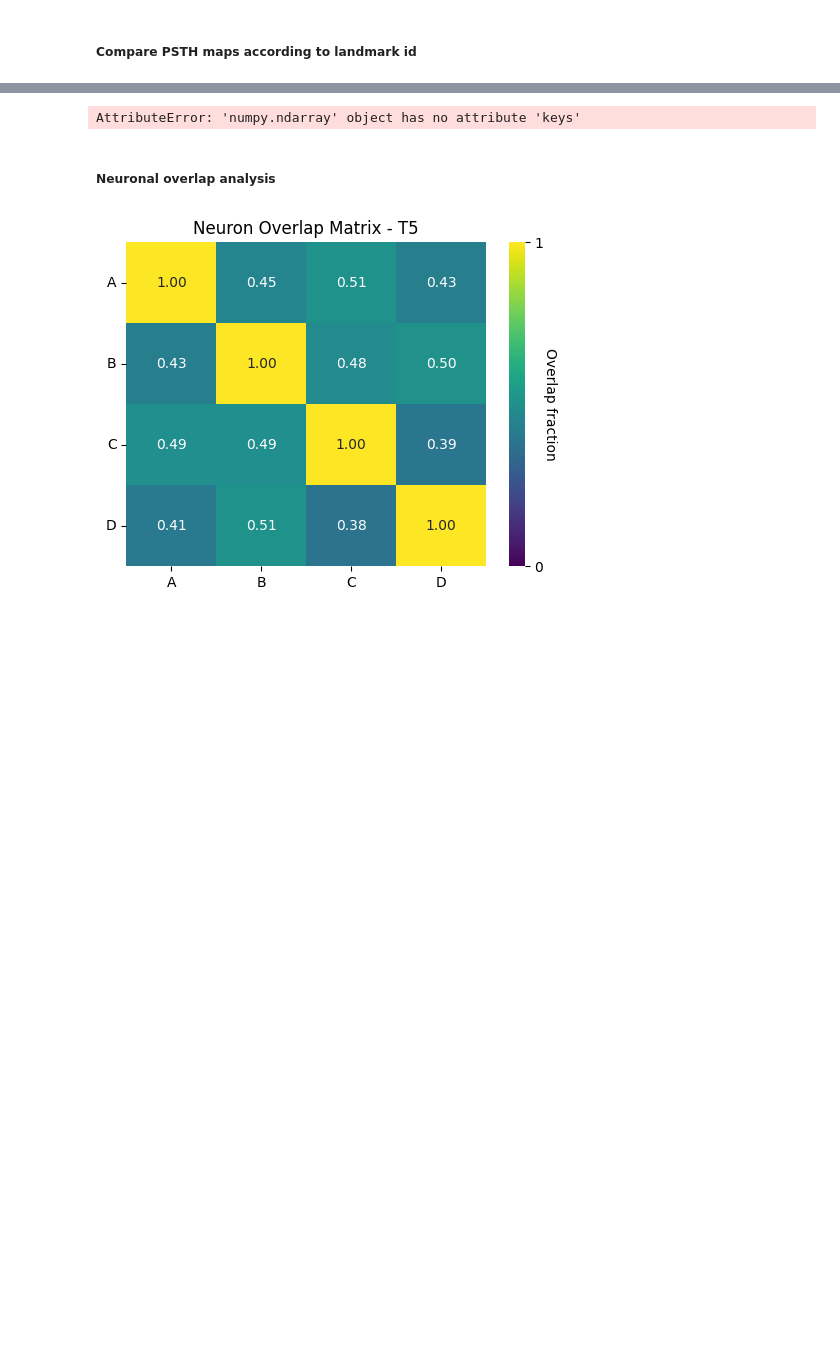
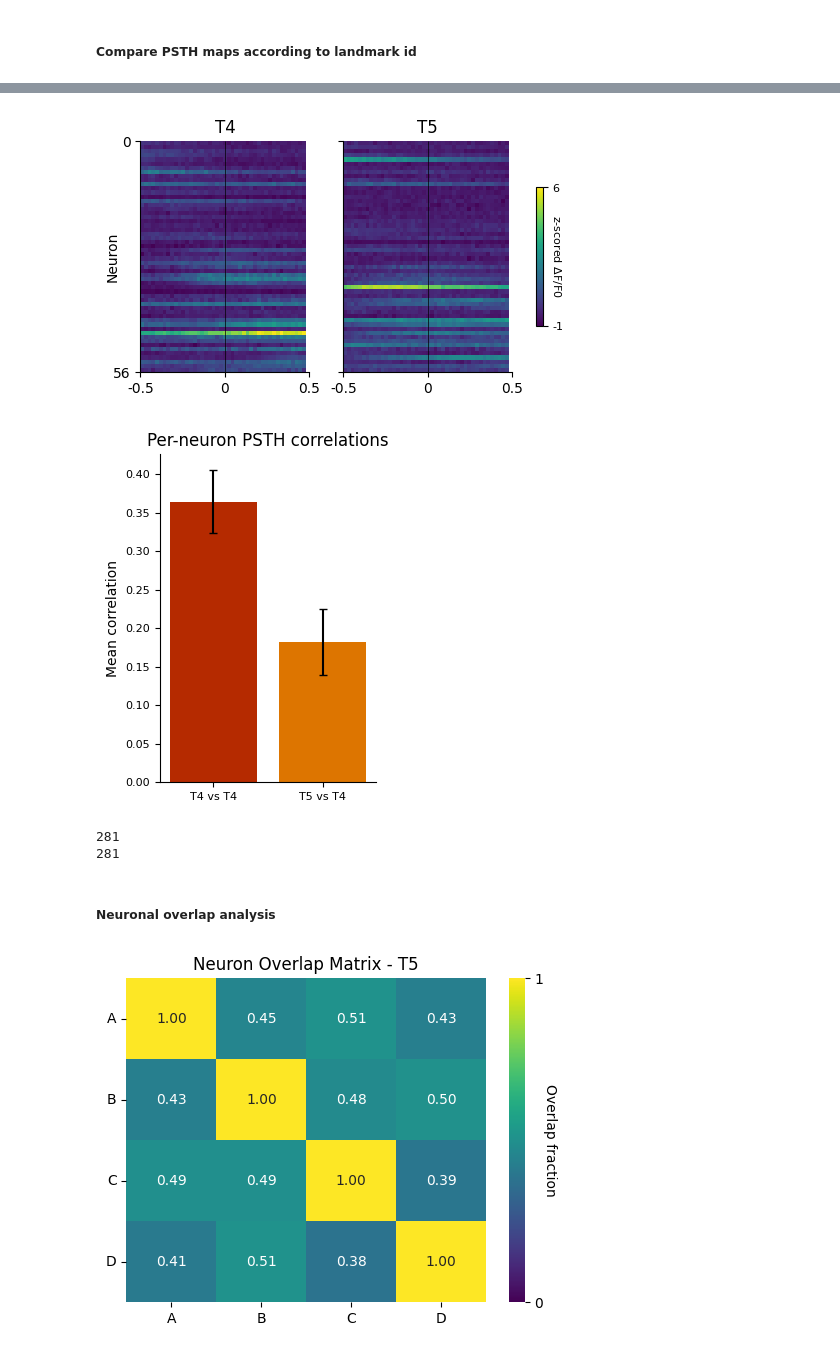
Before and after one commit to AthinaApostolelli/VR_ABCD, a Jupyter notebook: Explore_neural_data_sessions.ipynb, the cells around one changed output, grey strips where cells are left out. Cells and saved outputs as stored; diff of their text form; code cells hidden in the pictures; blank space fills up the shorter version.

```diff
--- a/Explore_neural_data_sessions.ipynb
+++ b/Explore_neural_data_sessions.ipynb
@@ -409,51 +409,65 @@ T5 test: 9
 # 1. Compare T4 reward PSTH vs T5 goal-average ABCD reward PSTH
 conditions = [f'T{prot}' for prot in protocol_nums]
 goal_label_map = {1: 'A', 2: 'B', 3: 'C', 4: 'D', '1': 'A', '2': 'B', '3': 'C', '4': 'D', 'A': 'A', 'B': 'B', 'C': 'C', 'D': 'D'}
-
+all_references = [(prot, goal) for prot in tracked_reward_id_tuned_idx.keys() for goal in tracked_reward_id_tuned_idx[prot].keys()]
 ref_prot = 0  # session idx to use as reference i.e. how have things changed compared to that session
 
 for ref_goal in tracked_reward_id_tuned_idx[ref_prot].keys():
     goal_id = goal_label_map.get(ref_goal, str(ref_goal))
 
     psths = {s: {goal: [] for goal in (ABCD_goals if protocol_nums[s] >= 5 else [1])} for s in range(num_sessions)}
     average_psths = {s: {goal: [] for goal in (ABCD_goals if protocol_nums[s] >= 5 else [1])} for s in range(num_sessions)}
     average_across_goals = {s: {1: []} for s in range(num_sessions)}
-    # average_across_goals = [[] for s in range(num_sessions)]
+    psths_across_goals = {s: {1: []} for s in range(num_sessions)}
+
     for s in range(num_sessions):
         # neurons = np.array(neurons_considered_sessions[s])[consistent_reward_id_tuned_neuron_idx[goal]]  # ids of tracked neurons that are consistently reward-tuned
         neurons = np.array(neurons_considered_sessions[s])[tracked_reward_id_tuned_idx[ref_prot][ref_goal]]    # ids of tracked neurons that are reward-tuned and goal-specific in the *1st session*
         neuron_idx = np.where(np.isin(neurons_considered[s], neurons))[0]   # indices of these neurons inside their original list of neurons considered
 
         for goal in ABCD_goals:
             if goal not in tracked_reward_id_tuned_idx[s]:
                 continue
             # Extract the reward PSTHs for these neurons
             if 'reward_id_psth' in results_rewards[s]:
                 psths[s][goal] = results_rewards[s]['reward_id_psth'][()][goal][neuron_idx]
                 average_psths[s][goal] = results_rewards[s]['average_reward_id_psth'][()][goal][neuron_idx]
 
-                # TODO: fix this
-                mean_goal_psths = [average_psths[s][goal] for goal in ABCD_goals if goal in average_psths[s] and len(average_psths[s][goal]) > 0]
-                if mean_goal_psths:
-                    average_across_goals[s] = np.mean(np.stack(mean_goal_psths, axis=0), axis=0)  # average over goals (axis=0)
-
             else:
                 psths[s][goal] = results_rewards[s]['reward_psth'][neuron_idx]
                 average_psths[s][goal] = results_rewards[s]['average_reward_psth'][neuron_idx]
-                average_across_goals[s] = average_psths[s][goal]
 
-    plot_all_sessions_goal_psth_map(all_average_psths=average_across_goals, conditions=conditions, zscoring=True, ref_session=ref_prot, sorting_goal=0, \
+        mean_goal_psths = [average_psths[s][goal] for goal in ABCD_goals if goal in average_psths[s] and len(average_psths[s][goal]) > 0]
+        goal_psths = [psths[s][goal] for goal in ABCD_goals if goal in psths[s] and len(psths[s][goal] > 0)]
+        if mean_goal_psths:
+            average_across_goals[s][1] = np.mean(np.stack(mean_goal_psths, axis=0), axis=0)  # average over goals (axis=0)
+            psths_across_goals[s][1] = np.concatenate(goal_psths, axis=1)
+        else:
+            average_across_goals[s][1] = average_psths[s][goal]
+        # print(psths_across_goals[s][1].shape)
+
+    plot_all_sessions_goal_psth_map(all_average_psths=average_across_goals, conditions=conditions, zscoring=True, ref_session=ref_prot, sorting_goal=1, \
                                     time_around=time_around, funcimg_frame_rate=45, save_plot=False, savepath=savepath, \
-                                    savedir='RewardPSTH_RewardTunedNeurons', filename=f'ABCD_T{protocol_nums[ref_prot]}-Reward{goal_id}-TunedNeurons_PSTH_allSessions')
+                                    savedir='RewardPSTH_RewardTunedNeurons', filename=f'A-avgABCD_T{protocol_nums[ref_prot]}-Reward{goal_id}-TunedNeurons_PSTH_allSessions')
 
-    # _ = get_map_correlation(psths, average_psths=average_across_goals, conditions=conditions, zscoring=True, reference=reference, color_scheme=color_scheme, \
-    #                         save_plot=False, savepath=savepath, savedir='RewardPSTH_RewardTunedNeurons', \
-    #                             filename=f'ABCD_FiringMap_correlation_T{protocol_nums[ref_prot]}-Reward{goal_id}-TunedNeurons')
+    reference = all_references.index((ref_prot, ref_goal))
+    _ = get_map_correlation(psths=psths_across_goals, average_psths=average_across_goals, conditions=conditions, zscoring=True, reference=reference, color_scheme=color_scheme, \
+                            save_plot=False, savepath=savepath, savedir='RewardPSTH_RewardTunedNeurons', \
+                                filename=f'A-avgABCD_FiringMap_correlation_T{protocol_nums[ref_prot]}-Reward{goal_id}-TunedNeurons')
 # %% [output]
-AttributeError: 'numpy.ndarray' object has no attribute 'keys'
+[figure, added]
+[figure, added]
 # %%
 # 2. Compare T4 reward PSTH vs T5 non-goal PSTH for that landmark
+
+# Get non-goal PSTH by landmark id
+print(len(session['all_lms']))
+print(len(session['all_landmarks']))
+# print(np.where(session['all_lms'] == non_goal_sessions[0])[0])
 # 3. Compare T4 non-goal PSTH vs T5 reward PSTH for that landmark
+# %% [output]
+281
+281
 # %% [markdown]
 ##### Neuronal overlap analysis
 # %%
```
Also changed, not shown: parts of 4 cells of this notebook, 1 other file.
